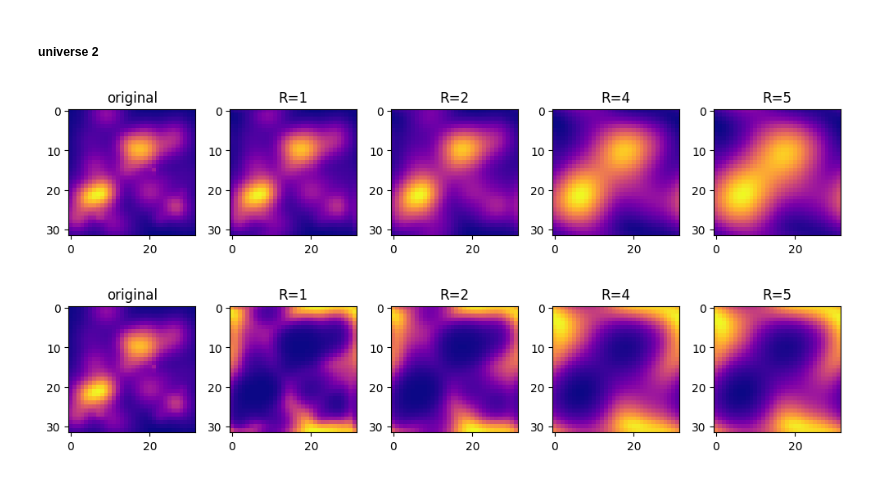
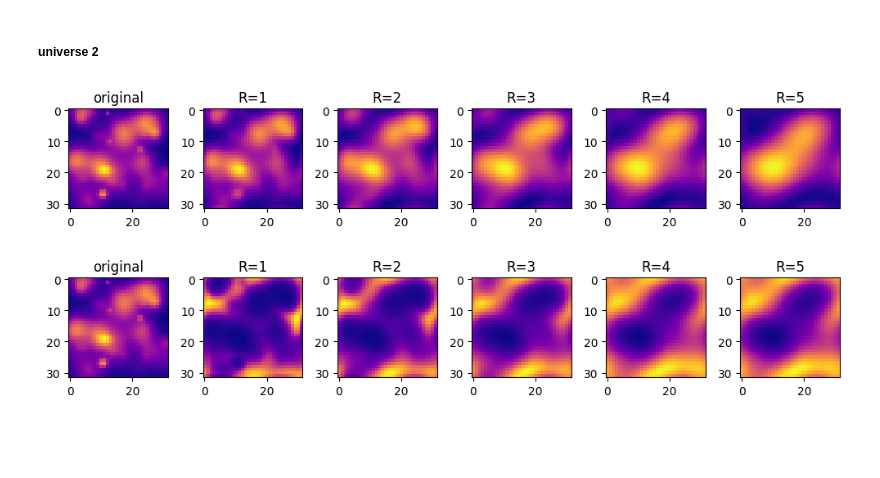
Before and after one commit to amani-hussien/SURP, a Jupyter notebook: model_universe/model_universe_2d.ipynb, the cells around one changed output. Drawn from its saved outputs; the diff is of its cells as text; code cells hidden in the pictures; blank space fills up the shorter version.

```diff
--- a/model_universe/model_universe_2d.ipynb
+++ b/model_universe/model_universe_2d.ipynb
@@ -98,9 +142,7 @@ comparing R values
 ##### universe 2
 # %%
 # different R values
-
-u.load_universe("universe_parameters1.json")
-rho_x = u.rho_x
+_, _, _, rho_x = u.load_universe("universe_parameters1.json")
 
 rho_R = u.gaussian_filter(rho_x, R=1)
 delta_x = u.overdensity_field(rho_x)
@@ -133,47 +175,47 @@ m5, delta_M = u.marked_overdensity_field(delta_x, delta_R4, delta_star=4, p=10)
 
 
 # stacked overdensity plots
-fig, ax = plt.subplots(1,5,figsize=(10,8))
+fig, ax = plt.subplots(1,6,figsize=(10,8))
 
 ax[0].imshow(delta_x, cmap='plasma')
 ax[0].set_title("original")
 ax[1].imshow(delta_R1, cmap='plasma')
 ax[1].set_title("R=1")
 ax[2].imshow(delta_R2, cmap='plasma')
 ax[2].set_title("R=2")
 ax[3].imshow(delta_R3, cmap='plasma')
 ax[3].set_title("R=3")
-ax[3].imshow(delta_R4, cmap='plasma')
-ax[3].set_title("R=4")
-ax[4].imshow(delta_R5, cmap='plasma')
-ax[4].set_title("R=5")
+ax[4].imshow(delta_R4, cmap='plasma')
+ax[4].set_title("R=4")
+ax[5].imshow(delta_R5, cmap='plasma')
+ax[5].set_title("R=5")
 
 
 plt.tight_layout()
 plt.show()
 
 
 # stacked mark
 
-fig, ax = plt.subplots(1,5,figsize=(10,8))
+fig, ax = plt.subplots(1,6,figsize=(10,8))
 
 
 ax[0].imshow(delta_x, cmap='plasma')
 ax[0].set_title("original")
 ax[1].imshow(m1, cmap='plasma')
 ax[1].set_title("R=1")
 ax[2].imshow(m2, cmap='plasma')
 ax[2].set_title("R=2")
 ax[3].imshow(m3, cmap='plasma')
 ax[3].set_title("R=3")
-ax[3].imshow(m4, cmap='plasma')
-ax[3].set_title("R=4")
-ax[4].imshow(m5, cmap='plasma')
-ax[4].set_title("R=5")
+ax[4].imshow(m4, cmap='plasma')
+ax[4].set_title("R=4")
+ax[5].imshow(m5, cmap='plasma')
+ax[5].set_title("R=5")
 
 
 plt.tight_layout()
 plt.show()
 # %% [output]
-[figure, old version]
+[figure, new version]
-[figure, old version]
+[figure, new version]
```
Also changed, not shown: parts of 38 cells of this notebook, 1 other file.
